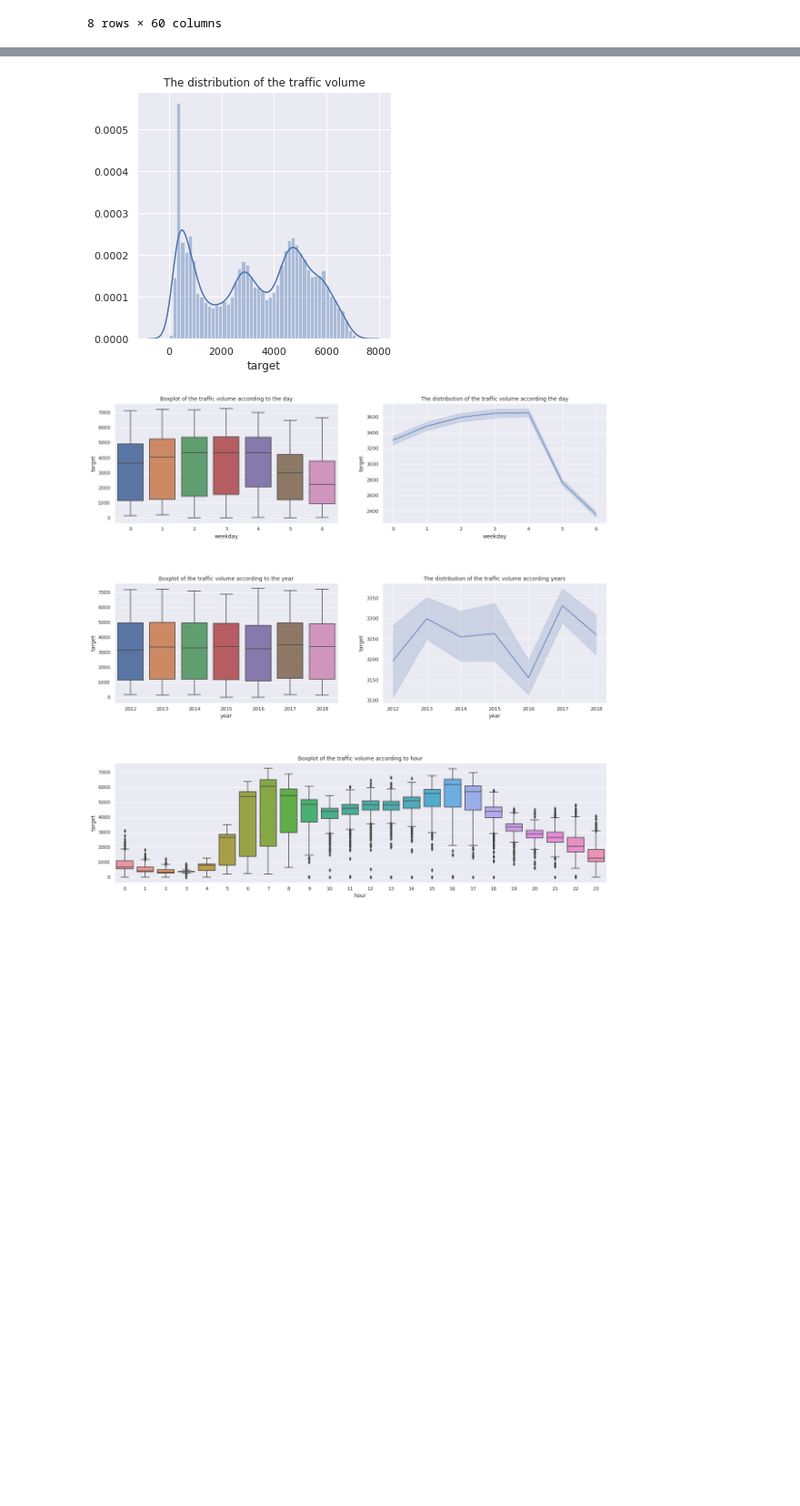
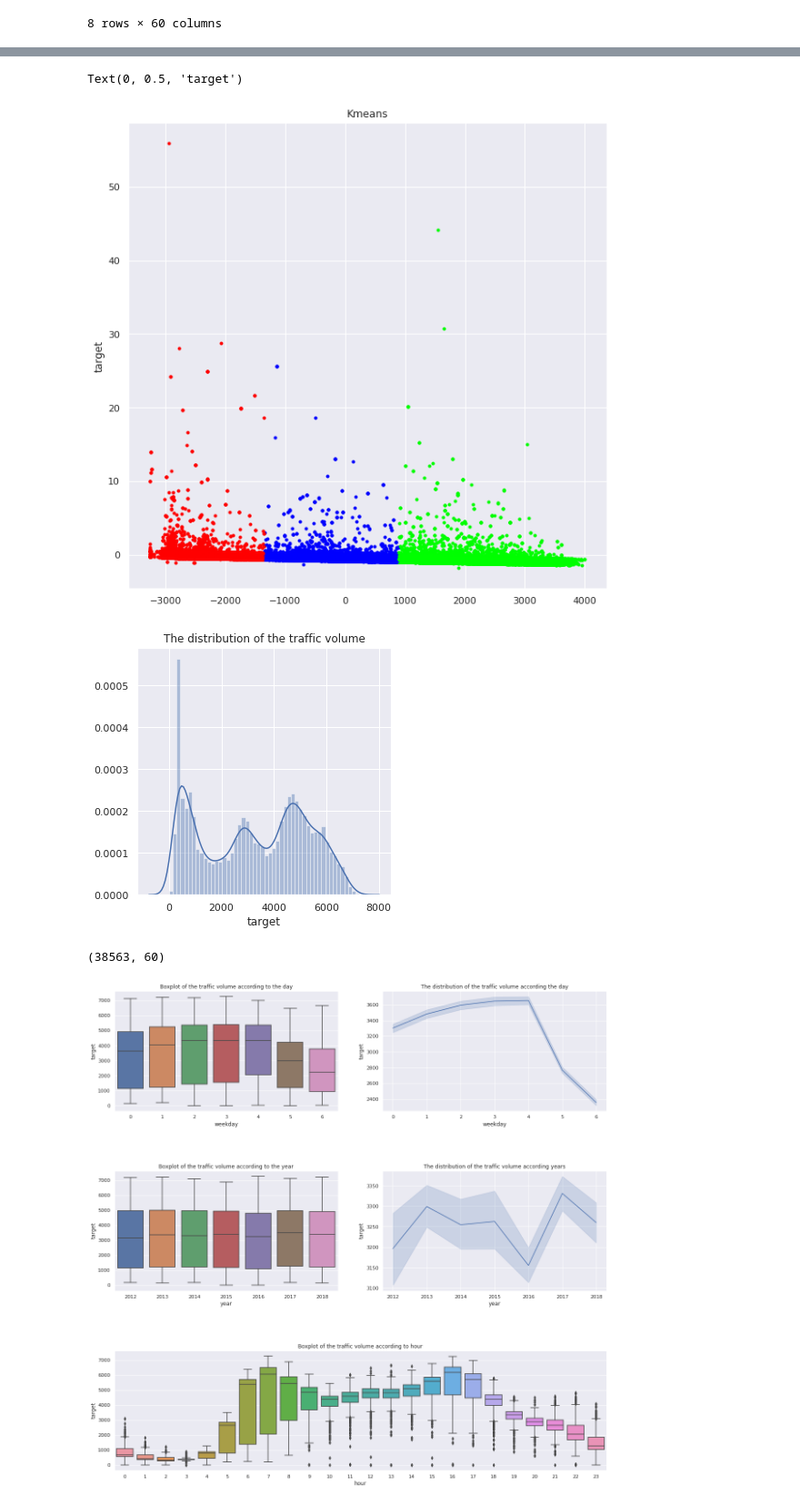
Before and after one commit to Ladiscou/AUTOBUS2, a Jupyter notebook: starting_kit/README.vizualization.ipynb, the cells around one changed output, grey strips where cells are left out. Shown at 91% size. Cells and saved outputs as stored; diff of their text form; code cells hidden in the pictures; blank space fills up the shorter version.

```diff
--- a/starting_kit/README.vizualization.ipynb
+++ b/starting_kit/README.vizualization.ipynb
@@ -91,10 +99,60 @@ data.describe()
+# %%
+import numpy as np
+from sklearn.decomposition import PCA
+pca = PCA(n_components=2)
+a=pca.fit_transform(data)
+
+def deleteValeur(a) :
+    delete = 0
+    max = np.max(a)
+  #  print("max " , max)
+    for i in range(38563):
+        if a[i][1] == max:
+            delete = i
+   # print("i = " , delete)
+    a[delete][0] = 0
+    a[delete][1] = 0
+# %%
+#prends 21min à s'éxecuter
+
+deleteValeur(a) #pour enlever une valeur qui pose problème
+
+#k-meanssur les données centrées et réduites
+from sklearn.cluster import KMeans
+kmeans= KMeans(n_clusters=3)
+kmeans.fit(a)
+
+color = np.ones(3)
+
+ax,fig = plt.subplots(figsize=(10,10))
+
+for i in range(a[:,0].size):
+    if(kmeans.labels_[i] == 2 ):
+        color = np.array([0,0,1])
+
+    if(kmeans.labels_[i] == 1 ):
+        color = [0,1,0]
+
+    if(kmeans.labels_[i] == 0 ):
+        color = [1,0,0]
+    fig.plot(a[i][0],a[i][1], ".", c=color)
+
+
+fig.set_title('Kmeans')
+fig.set_ylabel('target')
+# %% [output]
+Text(0, 0.5, 'target')
+[figure, added]
 # %%
 plt.figure(figsize = (5,5))
 sns.distplot(data['target'], bins=50)
 plt.title('The distribution of the traffic volume')
 plt.show()
+
+print(data.shape)
 # %% [output]
 [figure]
+(38563, 60)
 # %%
 fig = plt.figure(figsize=(20,20))
 fig.subplots_adjust(hspace = 0.5)
```
Also changed, not shown: parts of 4 cells of this notebook.
